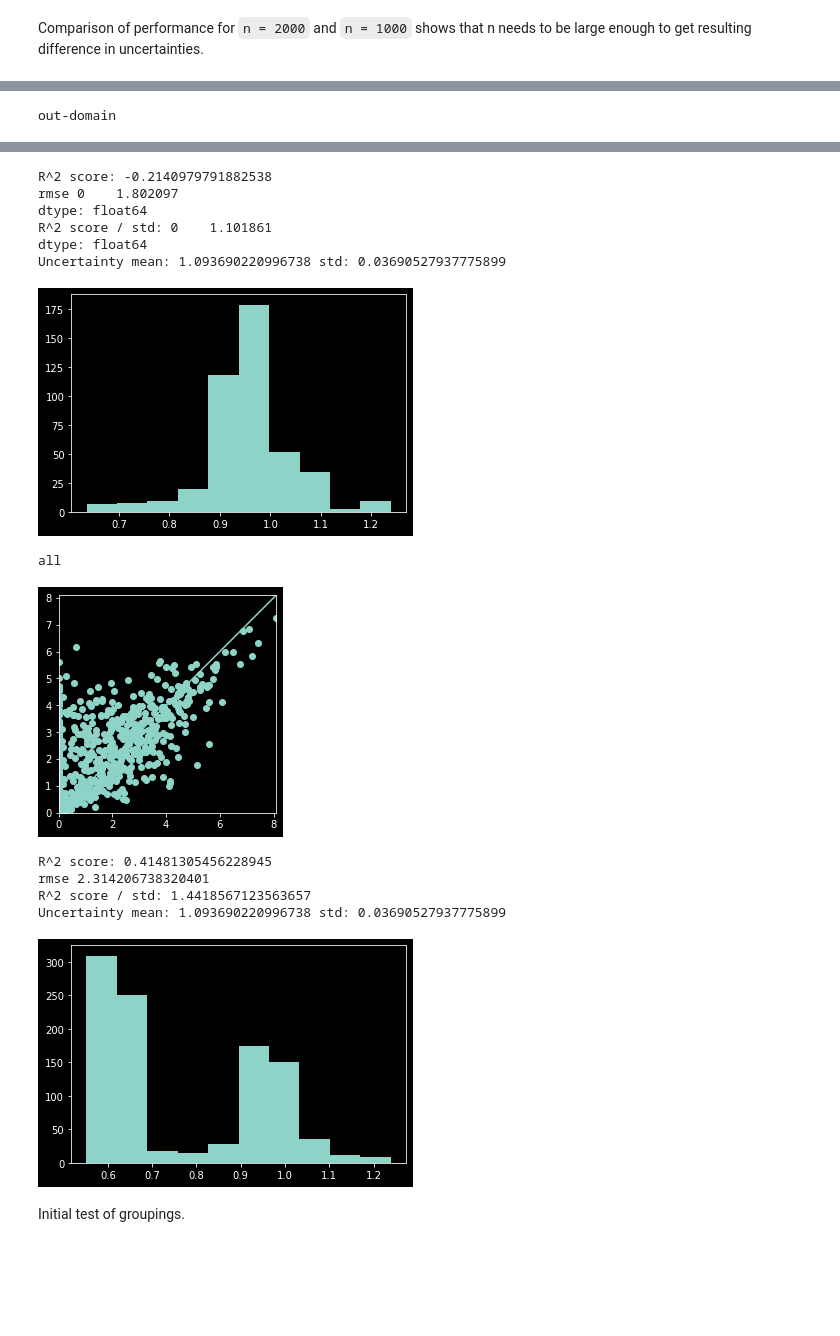
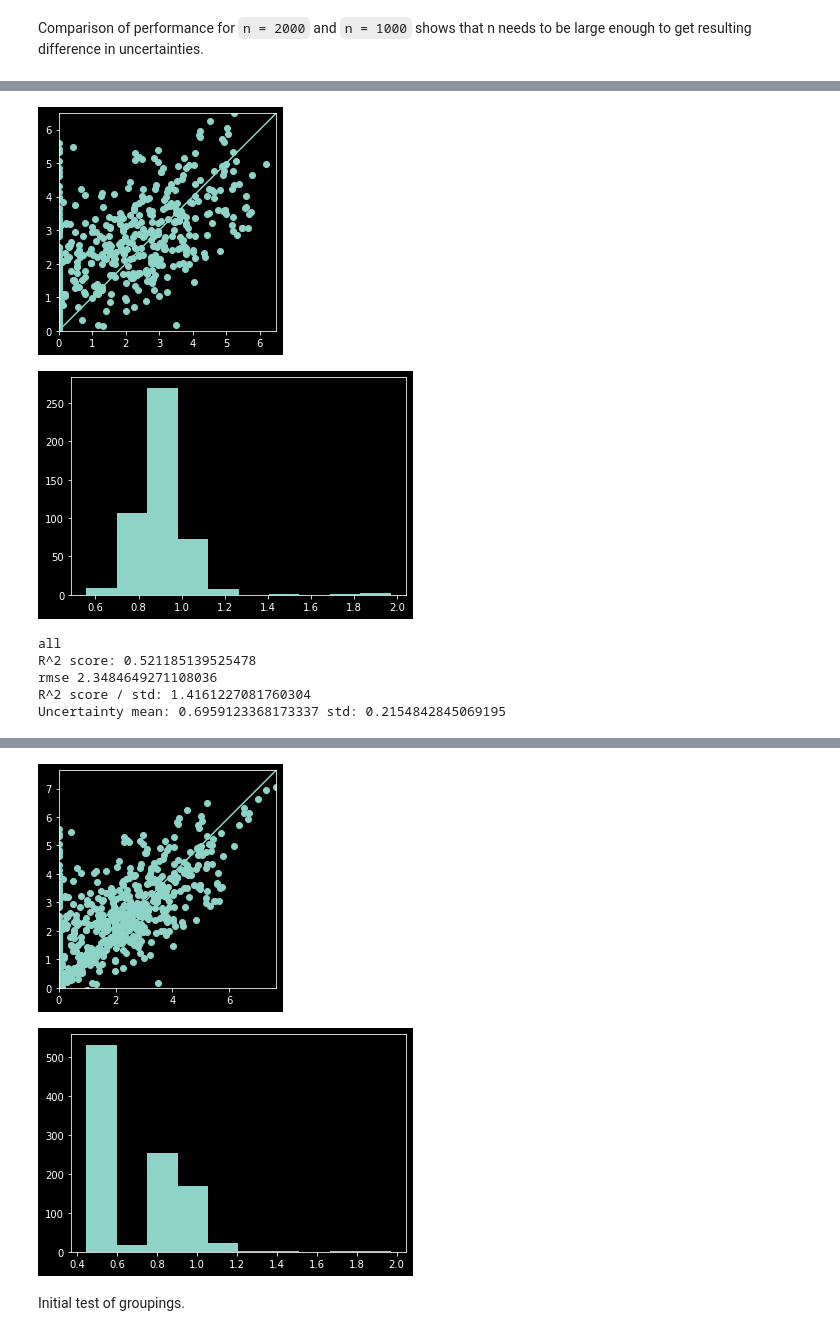
Before and after one commit to uw-cmg/MAST-ML, a Jupyter notebook: Pickle.ipynb, the cells around one changed output, grey strips where cells are left out. Cells and saved outputs as stored; diff of their text form; code cells hidden in the pictures; blank space fills up the shorter version.

```diff
--- a/Pickle.ipynb
+++ b/Pickle.ipynb
@@ -322,5 +310,5 @@ Uncertainty mean: 1.093690220996738 std: 0.03690527937775899
 # %%
-test_domain(comp_zip_y, n = 1000, element = "O", threshold = 0, min_train_group = 500)
+test_domain(comp_zip_y, n = 1000, element = ["O"], threshold = 0, min_train_group = 500)
 # %% [output]
 Dropping 5/440 generated columns due to missing values
 Start fitting
@@ -337 +332,7 @@ Uncertainty mean: 1.093690220996738 std: 0.03690527937775899
+[figure, new version]
+[figure, new version]
-out-domain
+all
+R^2 score: 0.521185139525478
+rmse 2.3484649271108036
+R^2 score / std: 1.4161227081760304
+Uncertainty mean: 0.6959123368173337 std: 0.2154842845069195
@@ -339,17 +339,5 @@ out-domain
-R^2 score: -0.2140979791882538
-rmse 0    1.802097
-dtype: float64
-R^2 score / std: 0    1.101861
-dtype: float64
-Uncertainty mean: 1.093690220996738 std: 0.03690527937775899
-[figure, old version]
-all
-[figure, old version]
+[figure, new version]
-R^2 score: 0.41481305456228945
-rmse 2.314206738320401
-R^2 score / std: 1.4418567123563657
-Uncertainty mean: 1.093690220996738 std: 0.03690527937775899
-[figure, old version]
+[figure, new version]
 # %% [markdown]
 Initial test of groupings.
 # %%
```
Also changed, not shown: parts of 9 cells of this notebook.
